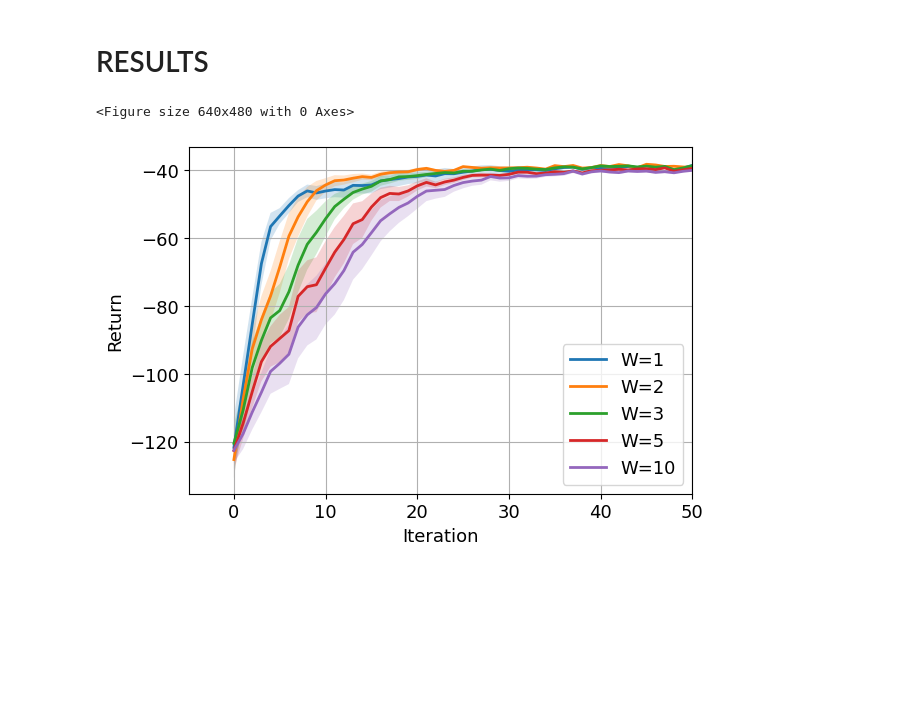
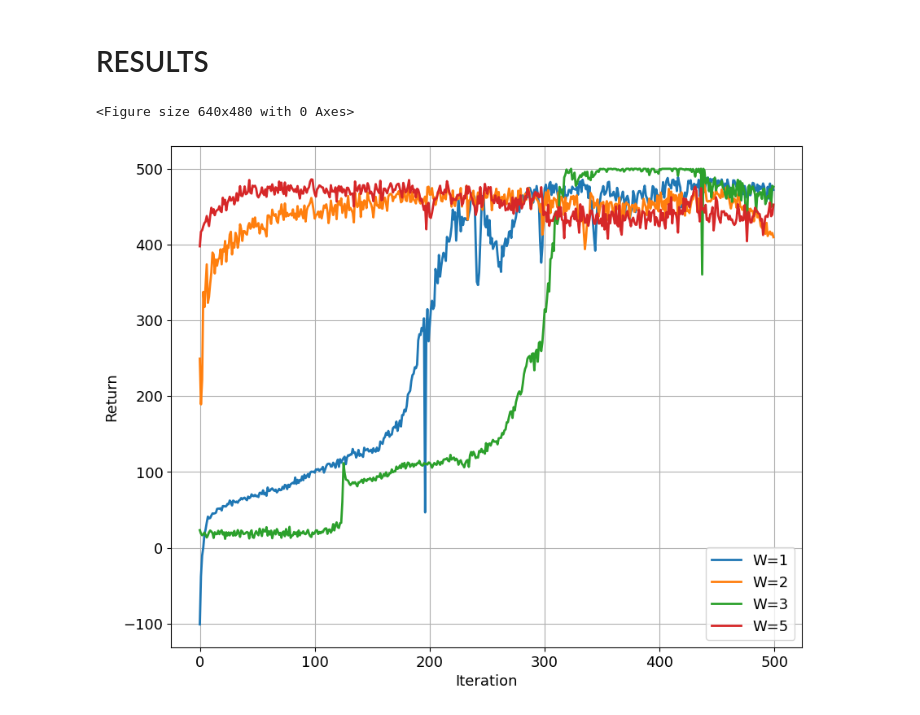
Before and after one commit to gianmtedeschi/learnRL, a Jupyter notebook: notebooks/plots_planning.ipynb, the cells around one changed output. Saved outputs shown, nothing was run; the diff lists cells and outputs as text; code cells hidden in the pictures; blank space fills up the shorter version.

Commit message:
ns-cartpole ready

```diff
--- a/notebooks/plots_planning.ipynb
+++ b/notebooks/plots_planning.ipynb
@@ -37,7 +37,17 @@ def load_trials(base_path, n_exp):
 # RESULTS
 # %%
 # Path principali per i risultati
-paths = []
+paths = [
+    # "/Users/gianmarcotedeschi/Projects/learnRL/result_debug/_02_23-20_34_PG_500_ns_cartpole_500_10_adam_0005_100_noclip__deep_gaussian_1475_std_1_noise_00",
+    # no dist
+    "/Users/gianmarcotedeschi/Projects/learnRL/result_debug/_02_23-22_01_PG_500_ns_cartpole_500_10_adam_0005_100_noclip__deep_gaussian_1475_std_1_noise_00",
+    # dist
+    "/Users/gianmarcotedeschi/Projects/learnRL/result_debug/_02_24-00_11_PG_500_ns_cartpole_500_10_adam_0005_100_noclip__deep_gaussian_1475_std_1_noise_00",
+    # no dist with dist params
+    "/Users/gianmarcotedeschi/Projects/learnRL/result_debug/_02_24-12_07_PG_500_ns_cartpole_500_10_adam_0005_100_noclip__deep_gaussian_1475_std_1_noise_00",
+    # dist with dist params
+    "/Users/gianmarcotedeschi/Projects/learnRL/result_debug/_02_24-14_11_PG_500_ns_cartpole_500_10_adam_0005_100_noclip__deep_gaussian_1475_std_1_noise_00"
+]
 
 # Labels per i trial
 lab = [
@@ -57,13 +67,15 @@ lab = [
 all_performances = []
 
 for path in paths:
-    performances = load_trials(path, n_exp=20)
+    performances = load_trials(path, n_exp=1)
     if performances.size > 0:
         all_performances.append(performances)
 # %%
 # Plot dei grafici
 plt.clf()
-plt.figure(figsize=(6.5, 4.5))
+# plt.figure(figsize=(6.5, 4.5))
+plt.figure(figsize=(10, 8))
+
 
 for i, performances in enumerate(all_performances):
     if performances.size > 0:
@@ -74,33 +86,33 @@ for i, performances in enumerate(all_performances):
         # Plot della curva media
         plt.plot(mean_performance, linewidth=2, label=lab[i])
 
         # Plot dell'intervallo di confidenza
         lower = mean_performance-(std_performance)*1.96/np.sqrt(performances.shape[0])
         higher = mean_performance+(std_performance)*1.96/np.sqrt(performances.shape[0])
 
         plt.fill_between(
             range(len(mean_performance)),
             lower,
             higher,
             alpha=0.2
         )
 
         # print(np.mean(mean_performance))
         # print(np.mean(lower))
         # print(np.mean(higher))
 
 # Etichette e titolo
 # plt.title("Horizon 500")
 plt.xlabel("Iteration")
 plt.ylabel("Return")
 
 plt.legend(loc="best")
 plt.grid()
 # plt.ylim(bottom=-80)
-plt.xlim(right=50)
+# plt.xlim(right=50)
 # Salva e mostra il grafico
-plt.savefig("dam_1825_b10_g999.pdf", format='pdf')
+# plt.savefig("dam_1825_b10_g999.pdf", format='pdf')
 plt.show()
 # %% [output]
 <Figure size 640x480 with 0 Axes>
-[figure, old version]
+[figure, new version]
```
Also changed, not shown: 7 other files.
